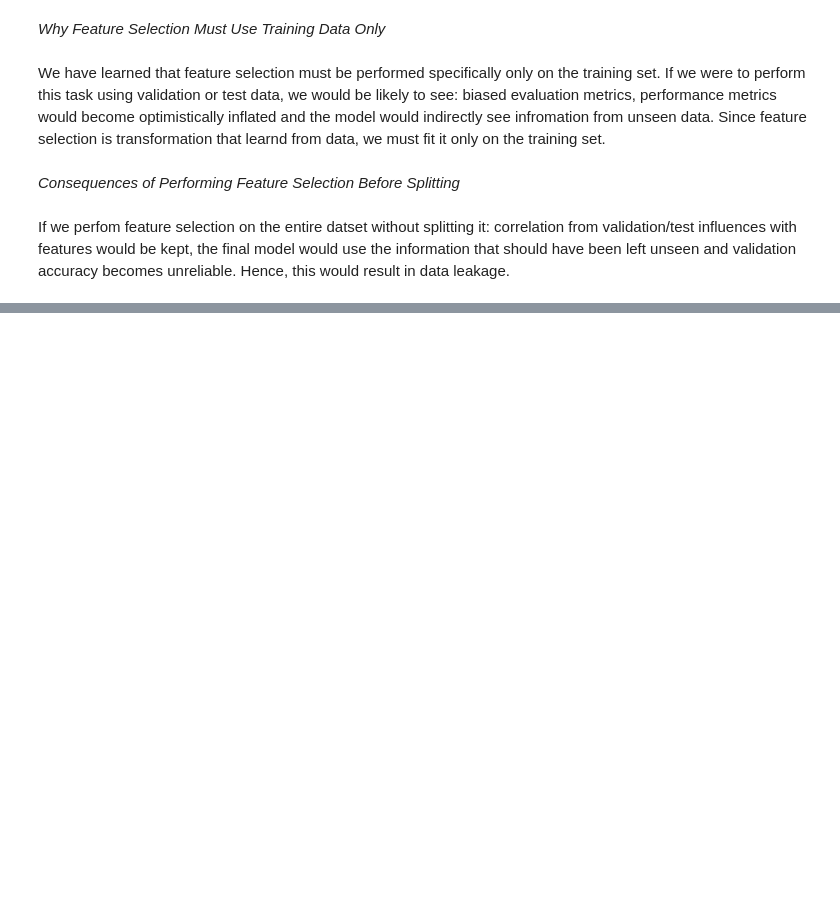
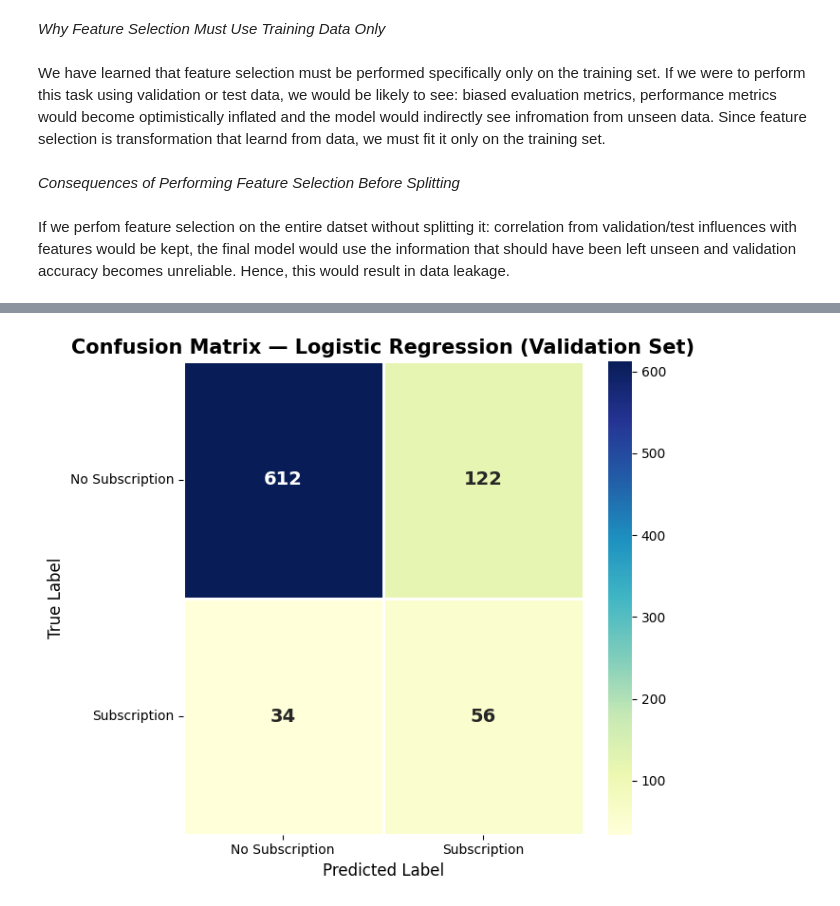
Before and after one commit to mchikovaniieu2024-create/ML-fundamentals-2026, a Jupyter notebook: assignment_1__Marie_Chikovani.ipynb, the cells around one changed output, grey strips where cells are left out. Saved outputs shown, nothing was run; the diff lists cells and outputs as text; code cells hidden in the pictures; blank space fills up the shorter version.

Commit message:
Complete Task 10: Task Ordering and finalize assignment

```diff
--- a/assignment_1__Marie_Chikovani.ipynb
+++ b/assignment_1__Marie_Chikovani.ipynb
@@ -750,6 +750,10 @@ However, with further analysis we can see that:
 In order to improve the stability of the model we removed the 'emp.var.rate', and 'nr.employed' variables, since they measure similar economic conditions. While 'euribor3m' is continuous and economically interpretable.
 # %% [markdown]
 *Why Feature Selection Must Use Training Data Only*
+# %%
+X_train_final_df = X_train_final_df.drop(columns=["duration"])
+X_val_final_df   = X_val_final_df.drop(columns=["duration"])
+X_test_final_df  = X_test_final_df.drop(columns=["duration"])
 # %% [markdown]
 As we have learned feature selection is not only statistical, there are some variables that we have to evaluate based on when they're available and whether or not they intoduce leakage into the analysis.
 
@@ -766,0 +796,11 @@ If we perfom feature selection on the entire datset without splitting it: correl
+# %%
+from imblearn.over_sampling import SMOTE
+
+smote = SMOTE(random_state=42)
+
+X_train_resampled, y_train_resampled = smote.fit_resample(
+    X_train_final_df,
+    y_train_full
+)
+
+y_train_resampled.value_counts()
@@ -766,0 +925,37 @@ If we perfom feature selection on the entire datset without splitting it: correl
+# %%
+from sklearn.metrics import confusion_matrix
+import seaborn as sns
+import matplotlib.pyplot as plt
+import numpy as np
+
+cm = confusion_matrix(y_val, y_val_pred, labels=["no", "yes"])
+
+labels = ["No Subscription", "Subscription"]
+
+plt.figure(figsize=(7, 6))
+
+sns.heatmap(
+    cm,
+    annot=True,
+    fmt="d",
+    cmap="YlGnBu",
+    cbar=True,
+    xticklabels=labels,
+    yticklabels=labels,
+    linewidths=1,
+    linecolor="white",
+    annot_kws={"size": 14, "weight": "bold"}
+)
+
+plt.title("Confusion Matrix — Logistic Regression (Validation Set)",
+          fontsize=15, weight="bold")
+plt.xlabel("Predicted Label", fontsize=12)
+plt.ylabel("True Label", fontsize=12)
+
+plt.xticks(rotation=0)
+plt.yticks(rotation=0)
+
+plt.tight_layout()
+plt.show()
+# %% [output]
+[figure, added]
```
Also changed, not shown: parts of 26 cells of this notebook.
